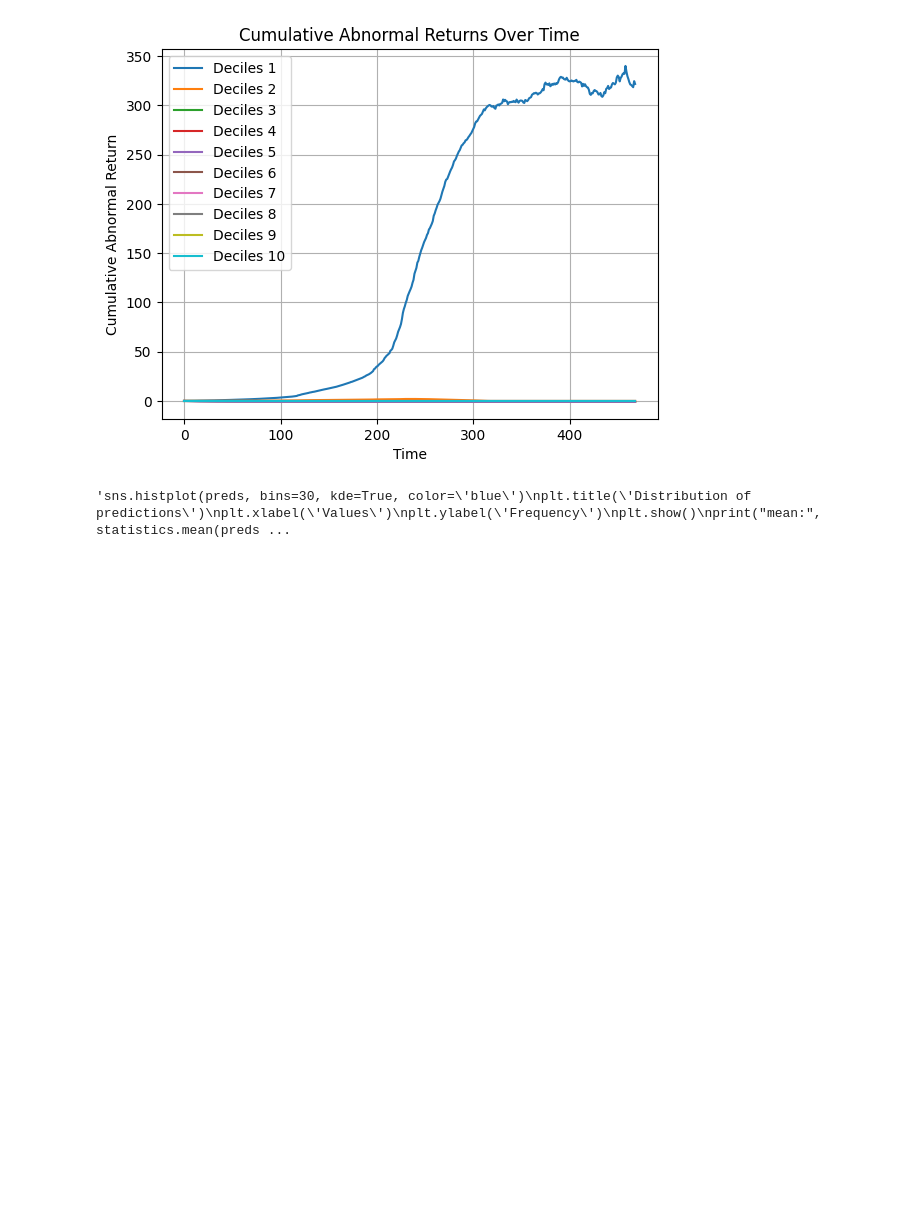
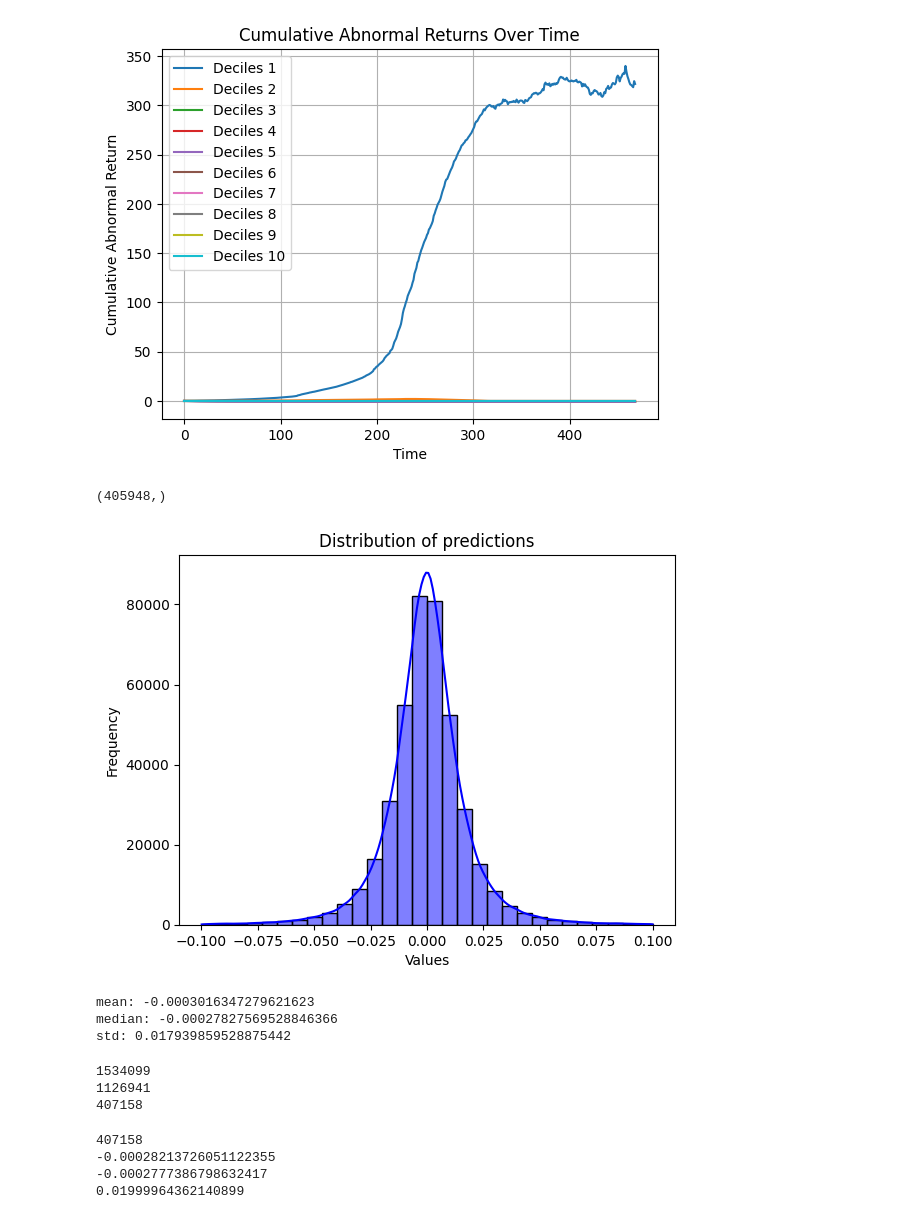
Before and after one commit to AlvisYan2025/MutualFundProtfolilSelection, a Jupyter notebook: mutualfundML.ipynb, the cells around one changed output. Saved outputs shown, nothing was run; the diff lists cells and outputs as text; code cells hidden in the pictures; blank space fills up the shorter version.

```diff
--- a/mutualfundML.ipynb
+++ b/mutualfundML.ipynb
@@ -593,16 +626,52 @@ plot_returns(all_timestep_return, labels, cumulative=True)
 # %%
 #torch.save(model, 'trainedModels/curr')
 # %%
-'''sns.histplot(preds, bins=30, kde=True, color='blue')
+#histogram of actual label distribution
+mask = (all_labels<0.1) & (all_labels>-0.1)
+valid_labels = all_labels[mask]
+print(valid_labels.shape)
+valid_labels=valid_labels.flatten()
+sns.histplot(valid_labels, bins=30, kde=True, color='blue')
 plt.title('Distribution of predictions')
 plt.xlabel('Values')
 plt.ylabel('Frequency')
 plt.show()
-print("mean:", statistics.mean(preds))
-print("median:", statistics.median(preds))
-print("std:", statistics.stdev(preds))'''
+print("mean:", statistics.mean(valid_labels))
+print("median:", statistics.median(valid_labels))
+print("std:", statistics.stdev(valid_labels))
 # %% [output]
-'sns.histplot(preds, bins=30, kde=True, color=\'blue\')\nplt.title(\'Distribution of predictions\')\nplt.xlabel(\'Values\')\nplt.ylabel(\'Frequency\')\nplt.show()\nprint("mean:", statistics.mean(preds ...
+(405948,)
+[figure, added]
+mean: -0.0003016347279621623
+median: -0.00027827569528846366
+std: 0.017939859528875442
+# %%
+all_labels_flattened = all_labels.flatten()
+print(len(all_labels_flattened))
+missing = 0
+for label in all_labels_flattened:
+    if label== -99.99:
+        missing += 1
+print(missing)
+print(len(all_labels_flattened)-missing)
+# %% [output]
+1534099
+1126941
+407158
+# %%
+mask = (all_labels != -99.99)
+valid_labels = all_labels[mask]
+valid_labels=valid_labels.flatten()
+print(len(valid_labels))
+print(np.mean(valid_labels))
+print(np.median(valid_labels))
+print(np.std(valid_labels))
+#label is not percentils
+# %% [output]
+407158
+-0.00028213726051122355
+-0.0002777386798632417
+0.01999964362140899
 # %%
 def r2_loss(output, target, target_mean='infer'):
     if target_mean == "infer":
```
Also changed, not shown: parts of 10 cells of this notebook.
